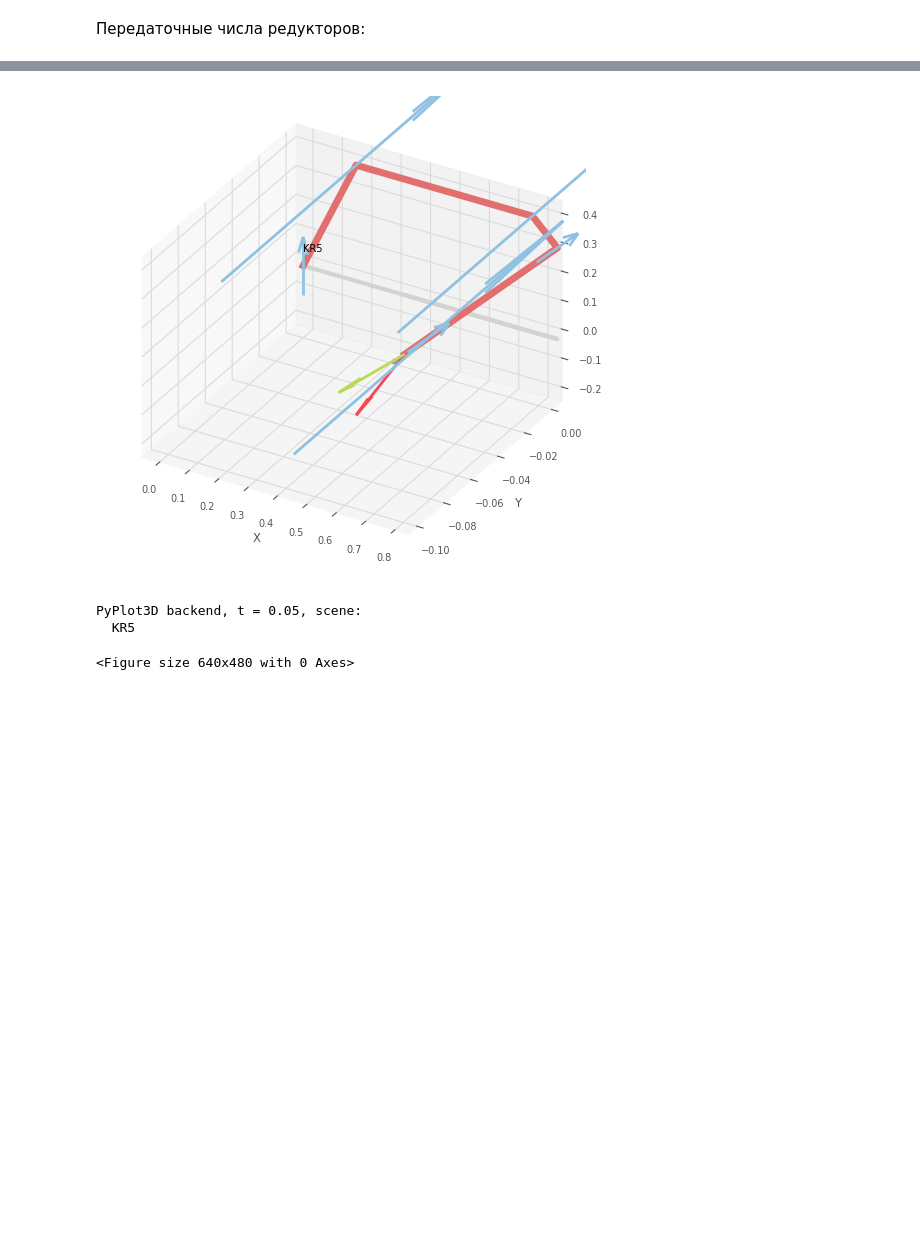
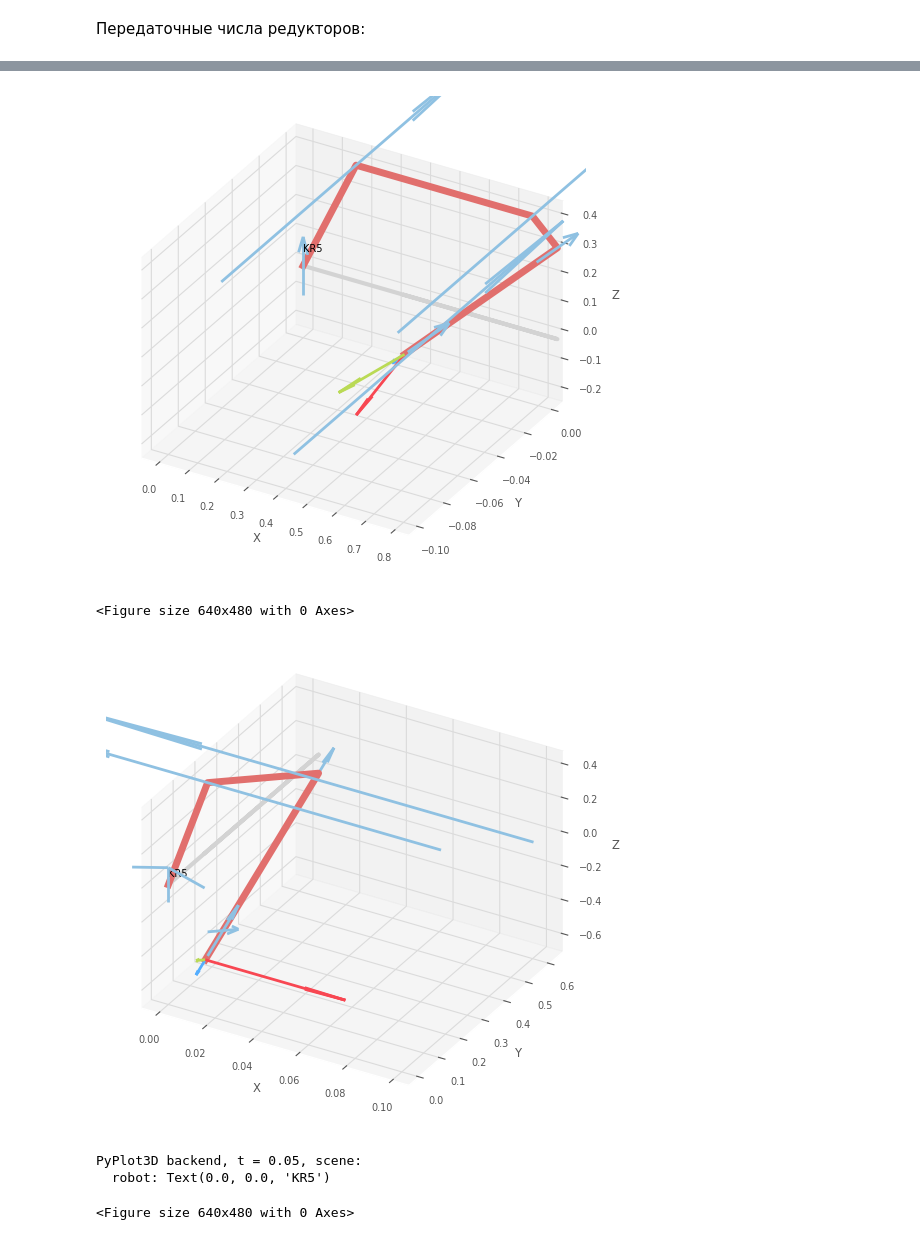
Before and after one commit to draftsquire/rmmc_2, a Jupyter notebook: lab1/Lab1.ipynb, the cells around one changed output, grey strips where cells are left out. Cells and saved outputs as stored; diff of their text form; code cells hidden in the pictures; blank space fills up the shorter version.

```diff
--- a/lab1/Lab1.ipynb
+++ b/lab1/Lab1.ipynb
@@ -104,9 +118,12 @@ robot.links[5].G = 1
 # %%
 q_init = np.array([0, 0, pi/4, 0, 0, -pi/4])
 q_final = np.array([pi/2, pi/4, 0, -pi/2, 0, 0])
-robot.plot(q_init,backend='pyplot')
+robot.plot(q_init, backend='pyplot')
+robot.plot(q_final, backend='pyplot')
 # %% [output]
-[figure, old version]
+[figure, new version]
-PyPlot3D backend, t = 0.05, scene:
-  KR5
+<Figure size 640x480 with 0 Axes>
+[figure, added]
-<Figure size 640x480 with 0 Axes>
+PyPlot3D backend, t = 0.05, scene:
+  robot: Text(0.0, 0.0, 'KR5')
+<Figure size 640x480 with 0 Axes>
```
Also changed, not shown: parts of 17 cells of this notebook.
